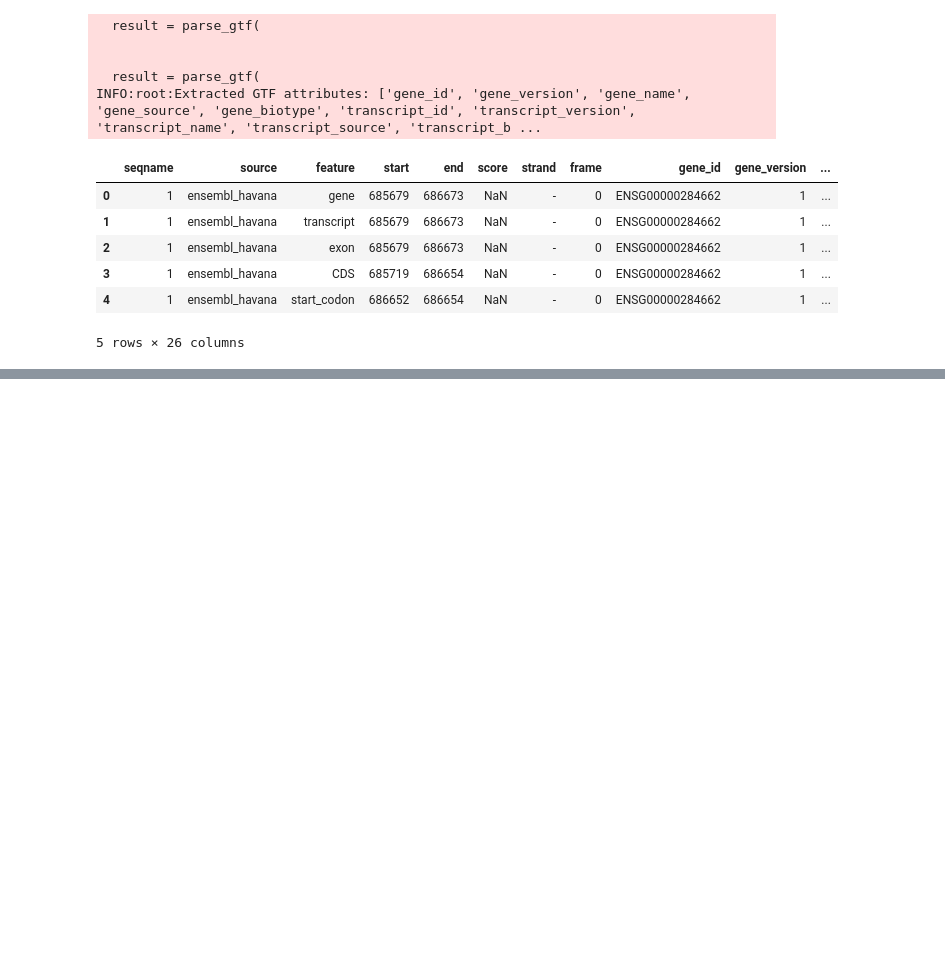
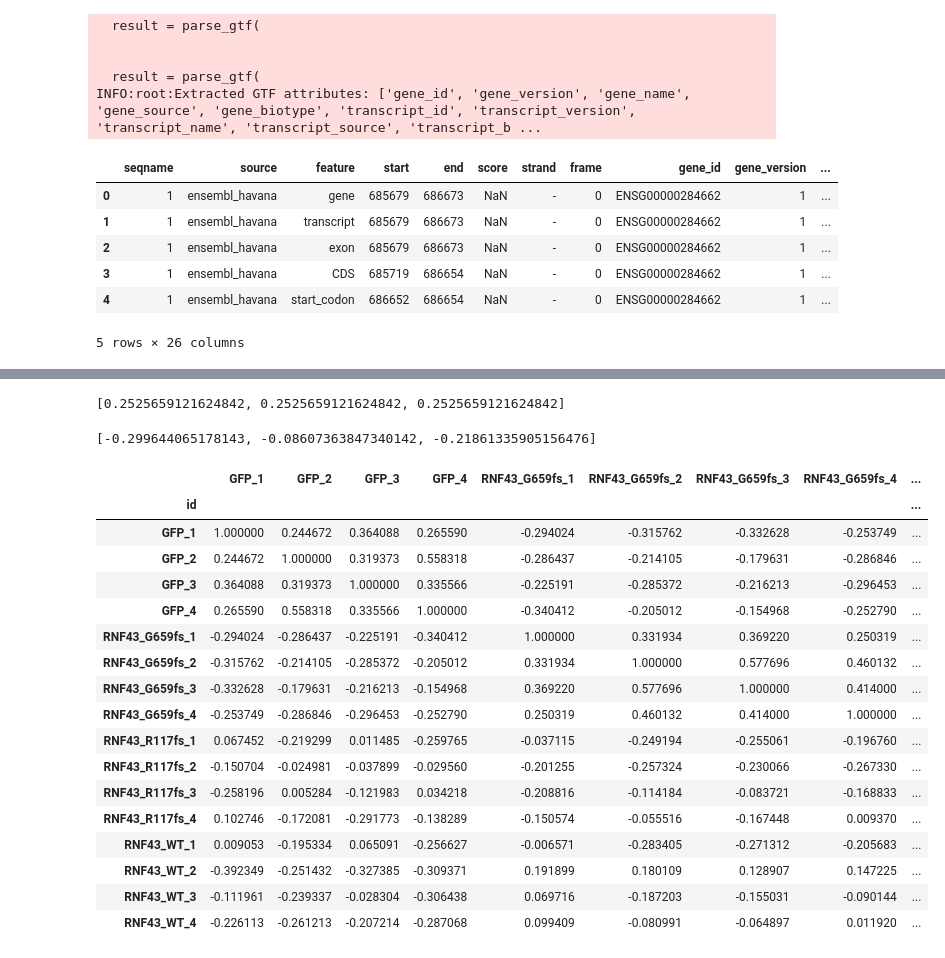
Before and after one commit to byeungchun/evip_remaster, a Jupyter notebook: notebook/dev.ipynb, the cells around one changed output, grey strips where cells are left out. Cells and saved outputs as stored; diff of their text form; code cells hidden in the pictures; blank space fills up the shorter version.

Commit message:
evip process - getNullDist func

```diff
--- a/notebook/dev.ipynb
+++ b/notebook/dev.ipynb
@@ -107,0 +103,33 @@ df_sample_corr
+# %%
+rep_null_dist
+# %% [output]
+[0.2525659121624842, 0.2525659121624842, 0.2525659121624842]
+# %%
+conn_null_dist
+# %% [output]
+[-0.299644065178143, -0.08607363847340142, -0.21861335905156476]
+# %%
+gctx = r'../tutorial_files/eVIP2_out/eVIP_out/spearman_rank_matrix.gct'
+# %%
+cor_tbl = pd.read_csv(gctx, sep='\t', skiprows=2, index_col=0)
+# %%
+cor_tbl.sort_index()[cor_tbl.sort_index().index]
+# %% [output]
+|  | GFP_1 | GFP_2 | GFP_3 | GFP_4 | RNF43_G659fs_1 | RNF43_G659fs_2 | RNF43_G659fs_3 | RNF43_G659fs_4 | ... |
+| id |  |  |  |  |  |  |  |  | ... |
+| GFP_1 | 1.000000 | 0.244672 | 0.364088 | 0.265590 | -0.294024 | -0.315762 | -0.332628 | -0.253749 | ... |
+| GFP_2 | 0.244672 | 1.000000 | 0.319373 | 0.558318 | -0.286437 | -0.214105 | -0.179631 | -0.286846 | ... |
+| GFP_3 | 0.364088 | 0.319373 | 1.000000 | 0.335566 | -0.225191 | -0.285372 | -0.216213 | -0.296453 | ... |
+| GFP_4 | 0.265590 | 0.558318 | 0.335566 | 1.000000 | -0.340412 | -0.205012 | -0.154968 | -0.252790 | ... |
+| RNF43_G659fs_1 | -0.294024 | -0.286437 | -0.225191 | -0.340412 | 1.000000 | 0.331934 | 0.369220 | 0.250319 | ... |
+| RNF43_G659fs_2 | -0.315762 | -0.214105 | -0.285372 | -0.205012 | 0.331934 | 1.000000 | 0.577696 | 0.460132 | ... |
+| RNF43_G659fs_3 | -0.332628 | -0.179631 | -0.216213 | -0.154968 | 0.369220 | 0.577696 | 1.000000 | 0.414000 | ... |
+| RNF43_G659fs_4 | -0.253749 | -0.286846 | -0.296453 | -0.252790 | 0.250319 | 0.460132 | 0.414000 | 1.000000 | ... |
+| RNF43_R117fs_1 | 0.067452 | -0.219299 | 0.011485 | -0.259765 | -0.037115 | -0.249194 | -0.255061 | -0.196760 | ... |
+| RNF43_R117fs_2 | -0.150704 | -0.024981 | -0.037899 | -0.029560 | -0.201255 | -0.257324 | -0.230066 | -0.267330 | ... |
+| RNF43_R117fs_3 | -0.258196 | 0.005284 | -0.121983 | 0.034218 | -0.208816 | -0.114184 | -0.083721 | -0.168833 | ... |
+| RNF43_R117fs_4 | 0.102746 | -0.172081 | -0.291773 | -0.138289 | -0.150574 | -0.055516 | -0.167448 | 0.009370 | ... |
+| RNF43_WT_1 | 0.009053 | -0.195334 | 0.065091 | -0.256627 | -0.006571 | -0.283405 | -0.271312 | -0.205683 | ... |
+| RNF43_WT_2 | -0.392349 | -0.251432 | -0.327385 | -0.309371 | 0.191899 | 0.180109 | 0.128907 | 0.147225 | ... |
+| RNF43_WT_3 | -0.111961 | -0.239337 | -0.028304 | -0.306438 | 0.069716 | -0.187203 | -0.155031 | -0.090144 | ... |
+| RNF43_WT_4 | -0.226113 | -0.261213 | -0.207214 | -0.287068 | 0.099409 | -0.080991 | -0.064897 | 0.011920 | ... |
```
Also changed, not shown: parts of 6 cells of this notebook, 1 other file.
